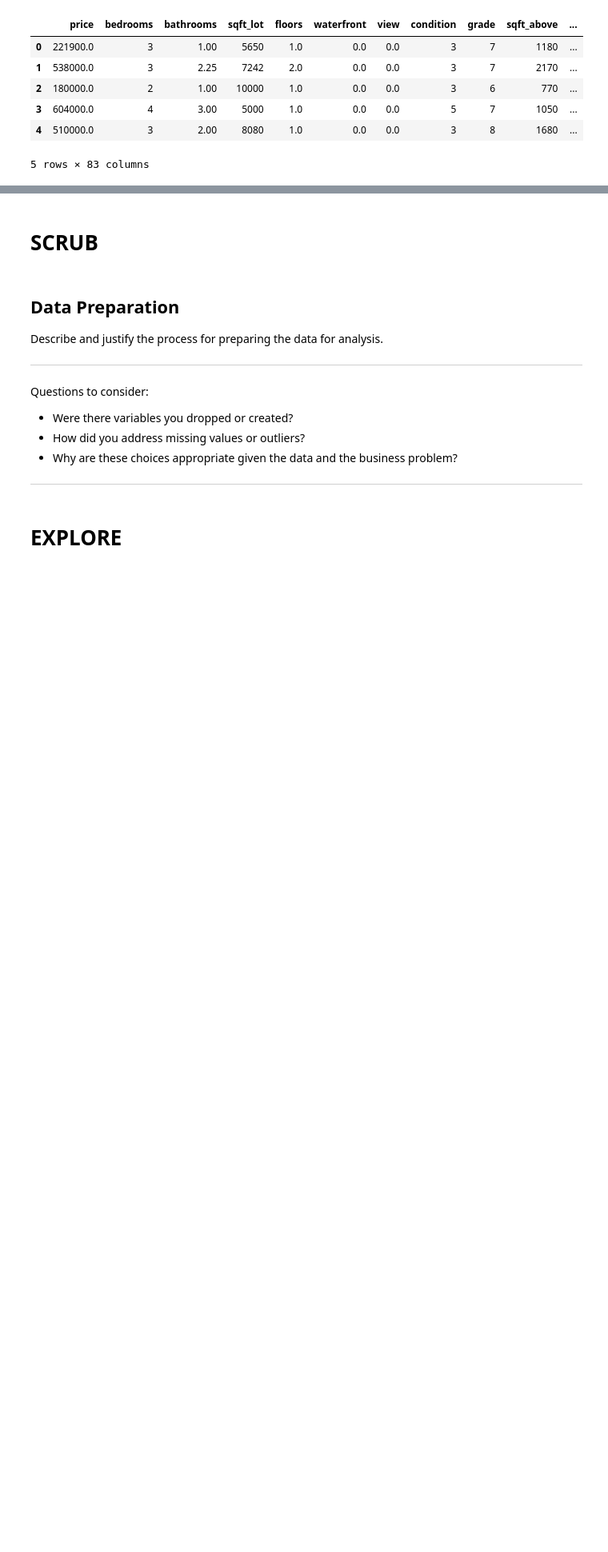
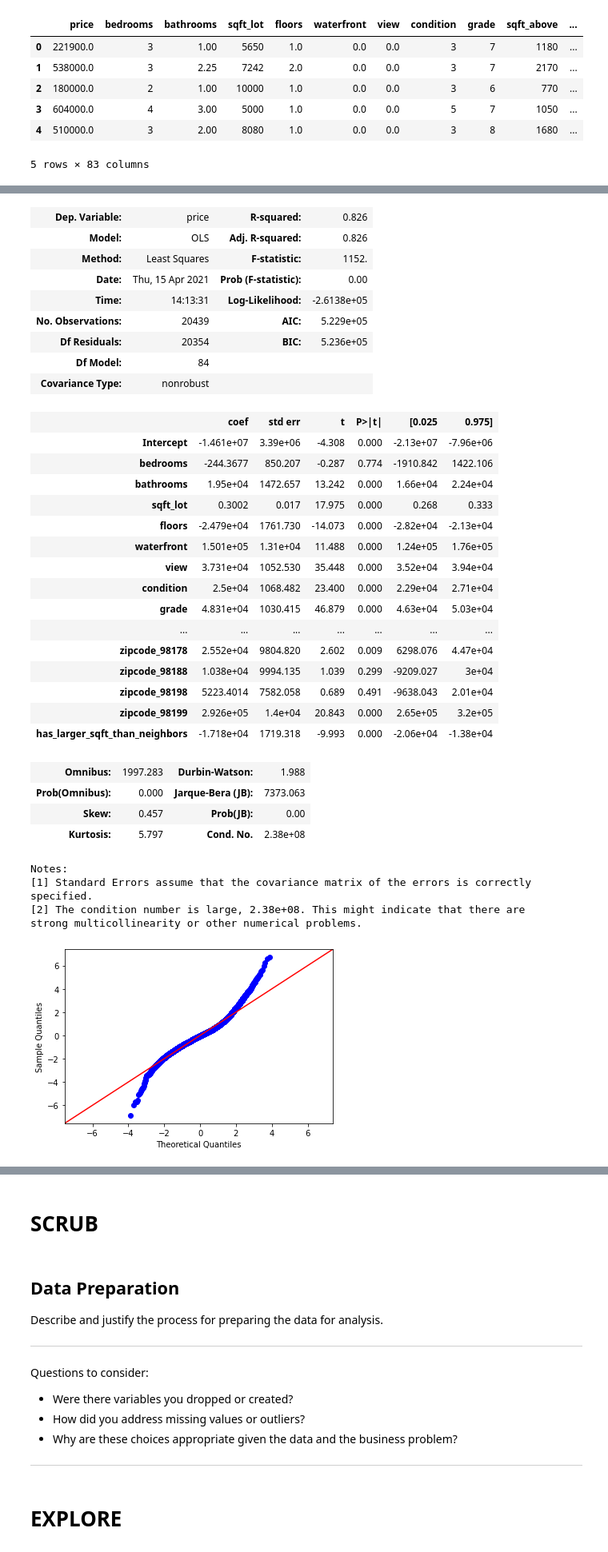
Before and after one commit to ebtezcan/dsc-phase-2-project, a Jupyter notebook: index_OSEMN_plus_mvp.ipynb, the cells around one changed output, grey strips where cells are left out. Shown at 80% size. Cells and saved outputs as stored; diff of their text form; code cells hidden in the pictures; blank space fills up the shorter version.

```diff
--- a/index_OSEMN_plus_mvp.ipynb
+++ b/index_OSEMN_plus_mvp.ipynb
@@ -820,3 +820,6 @@ def find_outliers_IQR(data):
     idx_outs = (df_b>upper_limit) | (df_b<lower_limit)
 
     return idx_outs
+# %%
+df_IQR_price = df_clean.copy()
+df_IQR_price
@@ -1048,0 +1021,3 @@ df_clean
+# %%
+df_IQR_price = df_IQR_price[find_outliers_IQR(df_IQR_price['price'])==False]
+df_IQR_price
@@ -1048,0 +1038,3 @@ df_clean
+# %%
+model = model_lin_reg(df=df_IQR_price)
+# %% [output]
@@ -1048,0 +1042,34 @@ df_clean
+| Dep. Variable: | price | R-squared: | 0.826 |
+| Model: | OLS | Adj. R-squared: | 0.826 |
+| Method: | Least Squares | F-statistic: | 1152. |
+| Date: | Thu, 15 Apr 2021 | Prob (F-statistic): | 0.00 |
+| Time: | 14:13:31 | Log-Likelihood: | -2.6138e+05 |
+| No. Observations: | 20439 | AIC: | 5.229e+05 |
+| Df Residuals: | 20354 | BIC: | 5.236e+05 |
+| Df Model: | 84 |  |  |
+| Covariance Type: | nonrobust |  |  |
+|  | coef | std err | t | P>|t| | [0.025 | 0.975] |
+| Intercept | -1.461e+07 | 3.39e+06 | -4.308 | 0.000 | -2.13e+07 | -7.96e+06 |
+| bedrooms | -244.3677 | 850.207 | -0.287 | 0.774 | -1910.842 | 1422.106 |
+| bathrooms | 1.95e+04 | 1472.657 | 13.242 | 0.000 | 1.66e+04 | 2.24e+04 |
+| sqft_lot | 0.3002 | 0.017 | 17.975 | 0.000 | 0.268 | 0.333 |
+| floors | -2.479e+04 | 1761.730 | -14.073 | 0.000 | -2.82e+04 | -2.13e+04 |
+| waterfront | 1.501e+05 | 1.31e+04 | 11.488 | 0.000 | 1.24e+05 | 1.76e+05 |
+| view | 3.731e+04 | 1052.530 | 35.448 | 0.000 | 3.52e+04 | 3.94e+04 |
+| condition | 2.5e+04 | 1068.482 | 23.400 | 0.000 | 2.29e+04 | 2.71e+04 |
+| grade | 4.831e+04 | 1030.415 | 46.879 | 0.000 | 4.63e+04 | 5.03e+04 |
+| ... | ... | ... | ... | ... | ... | ... |
+| zipcode_98178 | 2.552e+04 | 9804.820 | 2.602 | 0.009 | 6298.076 | 4.47e+04 |
+| zipcode_98188 | 1.038e+04 | 9994.135 | 1.039 | 0.299 | -9209.027 | 3e+04 |
+| zipcode_98198 | 5223.4014 | 7582.058 | 0.689 | 0.491 | -9638.043 | 2.01e+04 |
+| zipcode_98199 | 2.926e+05 | 1.4e+04 | 20.843 | 0.000 | 2.65e+05 | 3.2e+05 |
+| has_larger_sqft_than_neighbors | -1.718e+04 | 1719.318 | -9.993 | 0.000 | -2.06e+04 | -1.38e+04 |
+| Omnibus: | 1997.283 | Durbin-Watson: | 1.988 |
+| Prob(Omnibus): | 0.000 | Jarque-Bera (JB): | 7373.063 |
+| Skew: | 0.457 | Prob(JB): | 0.00 |
+| Kurtosis: | 5.797 | Cond. No. | 2.38e+08 |
+Notes:
+[1] Standard Errors assume that the covariance matrix of the errors is correctly specified.
+[2] The condition number is large, 2.38e+08. This might indicate that there are
+strong multicollinearity or other numerical problems.
+[figure, added]
```
Also changed, not shown: parts of 44 cells of this notebook.
